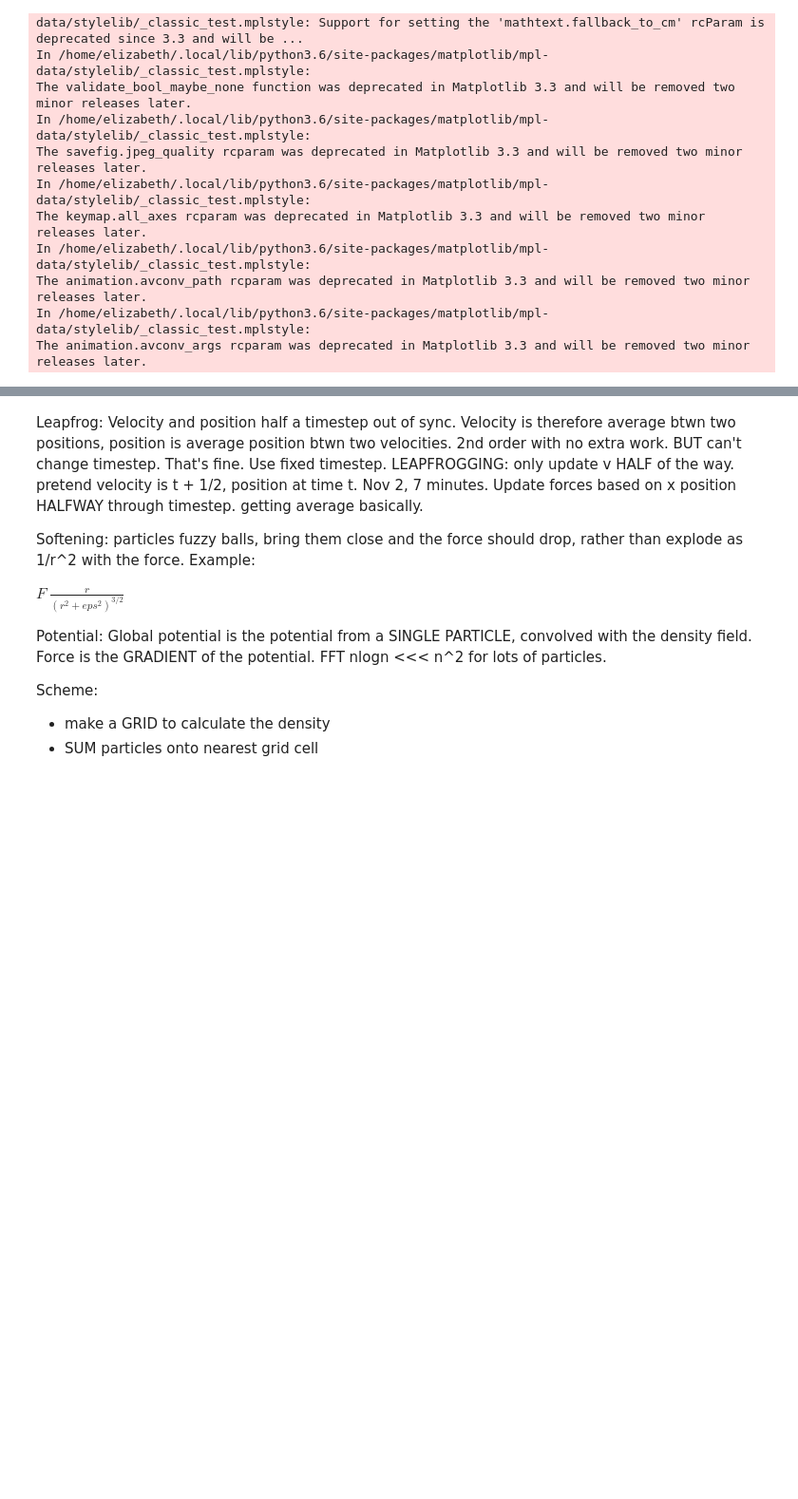
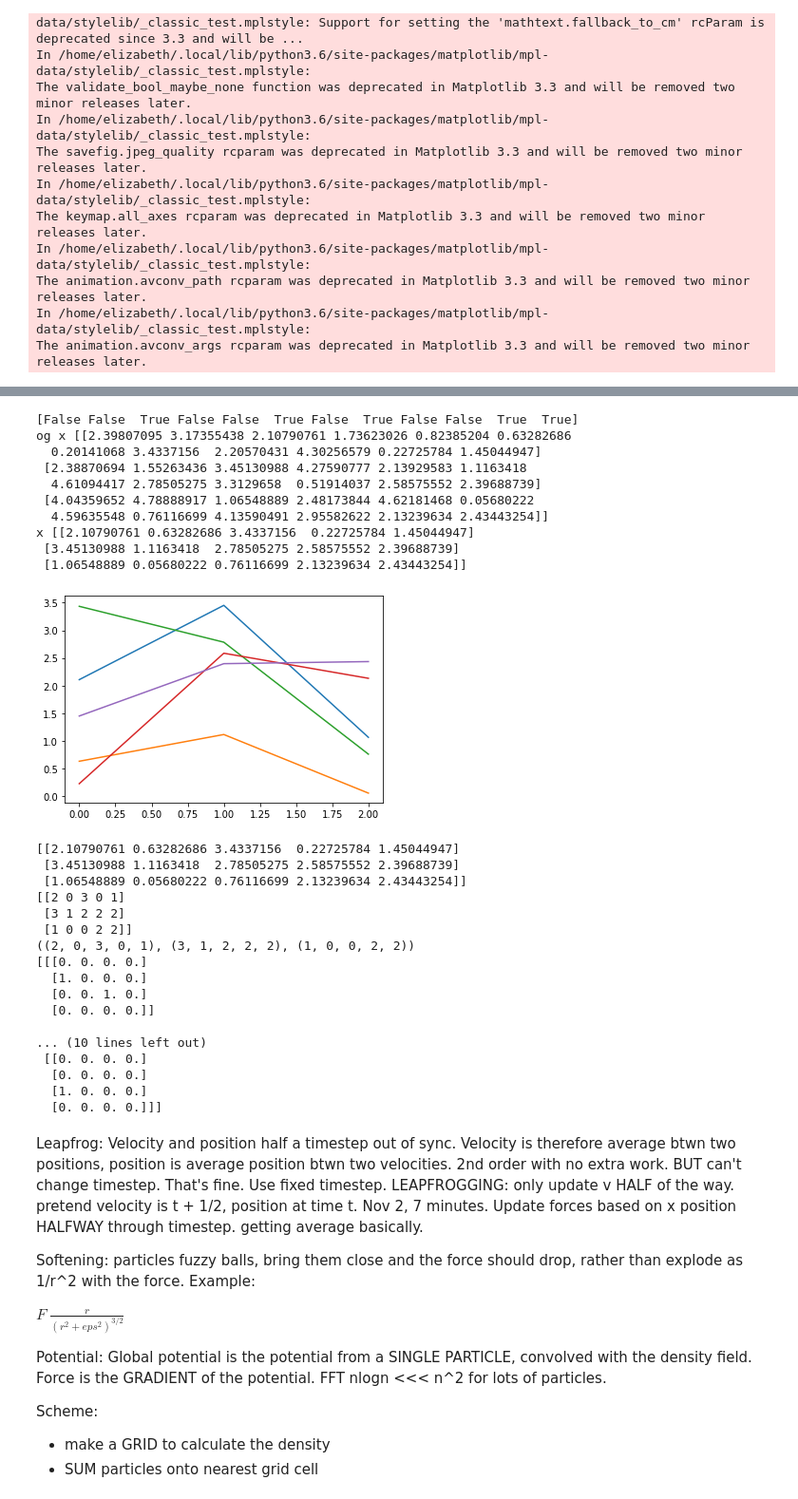
Before and after one commit to lizzord/phys512hw, a Jupyter notebook: final_project/nbody_run.ipynb, the cells around one changed output, grey strips where cells are left out. Shown at 95% size. Drawn from its saved outputs; the diff is of its cells as text; code cells hidden in the pictures; blank space fills up the shorter version.

```diff
--- a/final_project/nbody_run.ipynb
+++ b/final_project/nbody_run.ipynb
@@ -36,3 +100,65 @@ nbody.plot_positions()
+# %%
+#test gridding method for positions
+num=4
+grid = np.zeros((num, num, num) )
+
+x_og = 5*np.random.rand(3, 3*num)
+
+#test cutoff version for going out of bounds
+idx = (x_og>0) & (x_og<num)
+idx_inside = idx[0, :] & idx[1, :] & idx[2, :]
+
+print(idx_inside)
+x = x_og[:, idx_inside]
+print('og x', x_og)
+print('x', x)
+mpl.figure()
+mpl.plot(x)
+mpl.show()
+
+# x = np.array([[1, 0, 0, 0, 2],[1, 0, 0, 0, 2]])
+# x_idx = np.floor(x)
+print(x)
+x_idx = x.astype(int)
+print(x_idx)
+x_idx_tup = tuple(map(tuple, x_idx))
+print(x_idx_tup)
+# grid[x_idx[0, :], x_idx[1, :]] = grid[x_idx[0, :], x_idx[1, :]] + 1
+# grid[x_idx[0, :], x_idx[1, :]] += 1
+# for ii in range(0, x_idx.shape[1]):
+#     grid[x_idx[0, ii], x_idx[1, ii]] += 1
+# print(grid)
+np.add.at(grid, x_idx_tup, 1)
+print(grid)
+# %% [output]
+[False False  True False False  True False  True False False  True  True]
+og x [[2.39807095 3.17355438 2.10790761 1.73623026 0.82385204 0.63282686
+  0.20141068 3.4337156  2.20570431 4.30256579 0.22725784 1.45044947]
+ [2.38870694 1.55263436 3.45130988 4.27590777 2.13929583 1.1163418
+  4.61094417 2.78505275 3.3129658  0.51914037 2.58575552 2.39688739]
+ [4.04359652 4.78888917 1.06548889 2.48173844 4.62181468 0.05680222
+  4.59635548 0.76116699 4.13590491 2.95582622 2.13239634 2.43443254]]
+x [[2.10790761 0.63282686 3.4337156  0.22725784 1.45044947]
+ [3.45130988 1.1163418  2.78505275 2.58575552 2.39688739]
+ [1.06548889 0.05680222 0.76116699 2.13239634 2.43443254]]
+[figure, added]
+[[2.10790761 0.63282686 3.4337156  0.22725784 1.45044947]
+ [3.45130988 1.1163418  2.78505275 2.58575552 2.39688739]
+ [1.06548889 0.05680222 0.76116699 2.13239634 2.43443254]]
+[[2 0 3 0 1]
+ [3 1 2 2 2]
+ [1 0 0 2 2]]
+((2, 0, 3, 0, 1), (3, 1, 2, 2, 2), (1, 0, 0, 2, 2))
+[[[0. 0. 0. 0.]
+  [1. 0. 0. 0.]
+  [0. 0. 1. 0.]
+  [0. 0. 0. 0.]]
+
+... (10 lines left out)
+ [[0. 0. 0. 0.]
+  [0. 0. 0. 0.]
+  [1. 0. 0. 0.]
+  [0. 0. 0. 0.]]]
 # %% [markdown]
 Leapfrog:
 Velocity and position half a timestep out of sync. Velocity is therefore average btwn two positions, position is average position btwn two velocities. 2nd order with no extra work.
```
Also changed, not shown: parts of 5 cells of this notebook, 1 other file.
